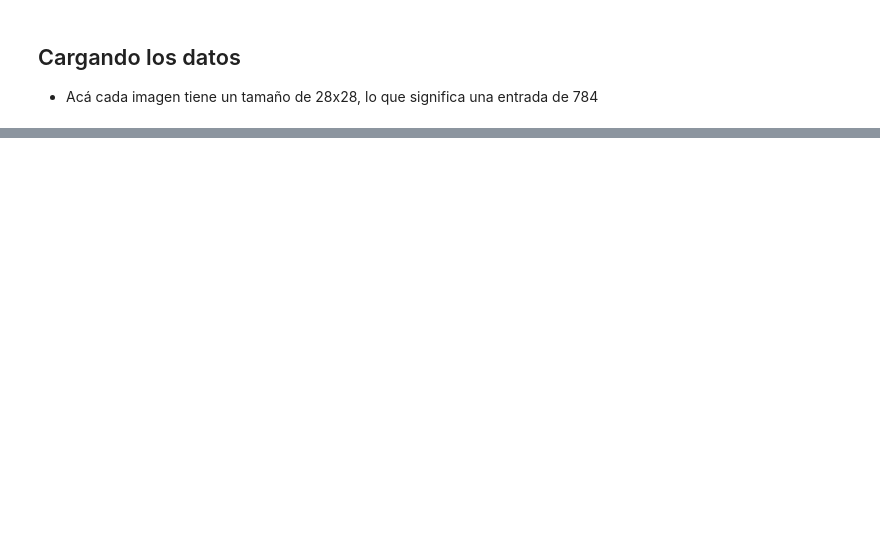
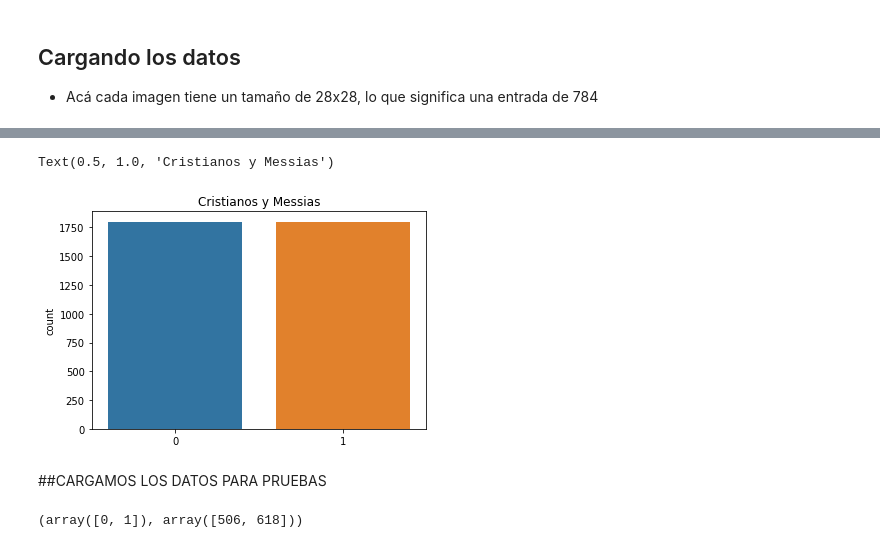
Before and after one commit to DaverArenas/DeepLearning_ImageClassification, a Jupyter notebook: Clasificacion_Imagenes_Futbol.ipynb, the cells around one changed output, grey strips where cells are left out. Saved outputs shown, nothing was run; the diff lists cells and outputs as text; code cells hidden in the pictures; blank space fills up the shorter version.

```diff
--- a/Clasificacion_Imagenes_Futbol.ipynb
+++ b/Clasificacion_Imagenes_Futbol.ipynb
@@ -437,0 +125,9 @@ Recall = 0.8955479452054794
+# %%
+import seaborn as sns
+sns.countplot(labels_train)
+plt.title('Cristianos y Messias')
+# %% [output]
+Text(0.5, 1.0, 'Cristianos y Messias')
+[figure, added]
+# %% [markdown]
+##CARGAMOS LOS DATOS PARA PRUEBAS
@@ -437,0 +140,4 @@ Recall = 0.8955479452054794
+# %%
+np.unique(labels_test,return_counts=True)
+# %% [output]
+(array([0, 1]), array([506, 618]))
```
Also changed, not shown: parts of 132 cells of this notebook.
